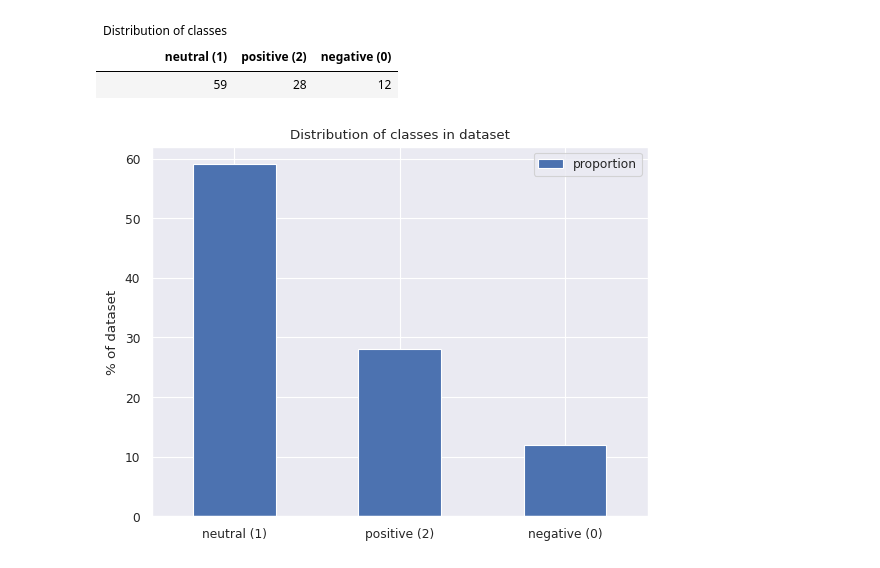
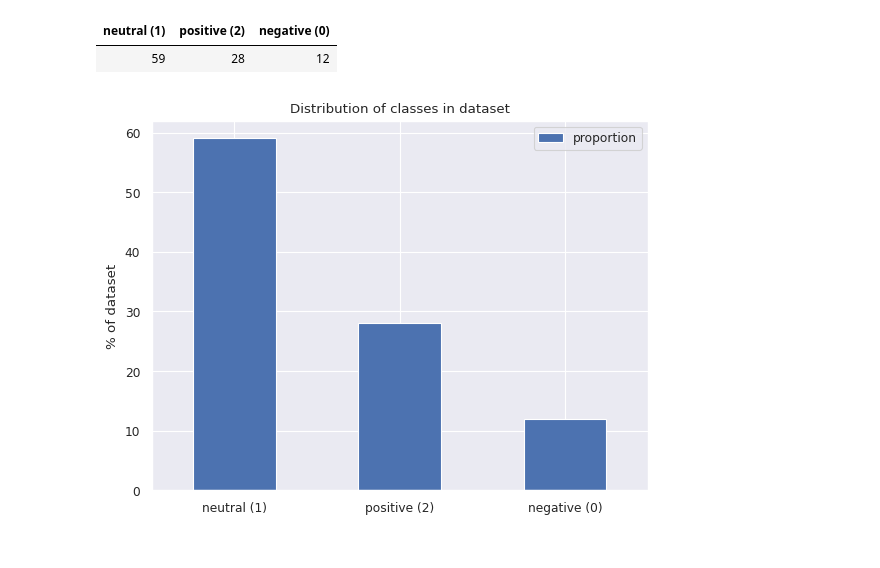
Before and after one commit to KevorkSulahian/agentic-llm-for-better-results, a Jupyter notebook: data/fpb/fpb.ipynb, the cells around one changed output. Cells and saved outputs as stored; diff of their text form; code cells hidden in the pictures.

```diff
--- a/data/fpb/fpb.ipynb
+++ b/data/fpb/fpb.ipynb
@@ -66,10 +76,12 @@ df = dataset["train"].to_pandas()
 df["label"] = df["label"].map({2: "positive (2)", 1: "neutral (1)", 0: "negative (0)"})
 # %%
 class_dist_df = df["label"].value_counts(normalize=True).to_frame().round(2) * 100
-# %%
-GT(class_dist_df.astype(int).T).tab_header("Distribution of classes")
-# %% [output]
-| Distribution of classes |  |  |
-| neutral (1) | positive (2) | negative (0) |
-| 59 | 28 | 12 |
+# %%
+# | label: tbl-dist
+# | tbl-cap: Distribution of classes (%)
+
+GT(class_dist_df.astype(int).T)
+# %% [output]
+| neutral (1) | positive (2) | negative (0) |
+| 59 | 28 | 12 |
 # %%
```
Also changed, not shown: parts of 6 cells of this notebook.
